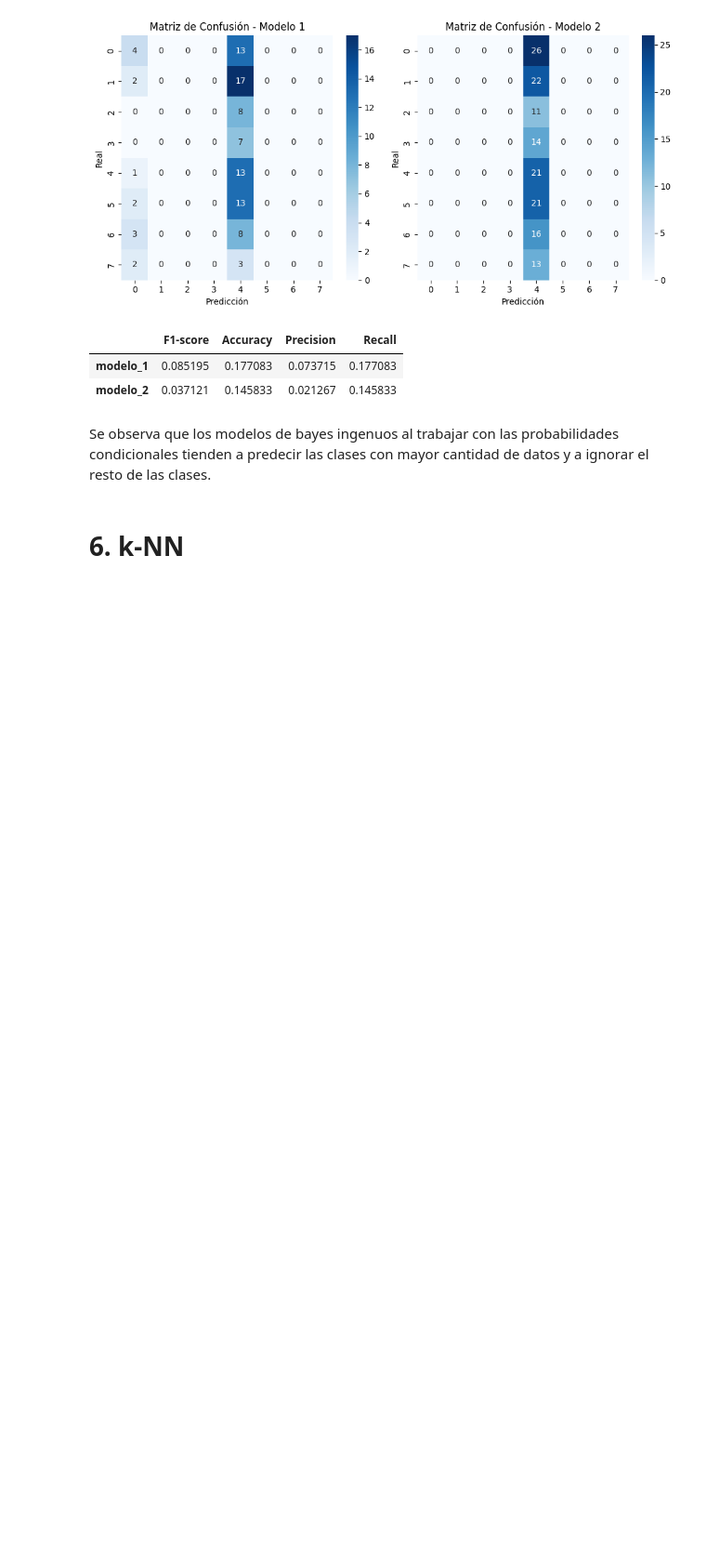
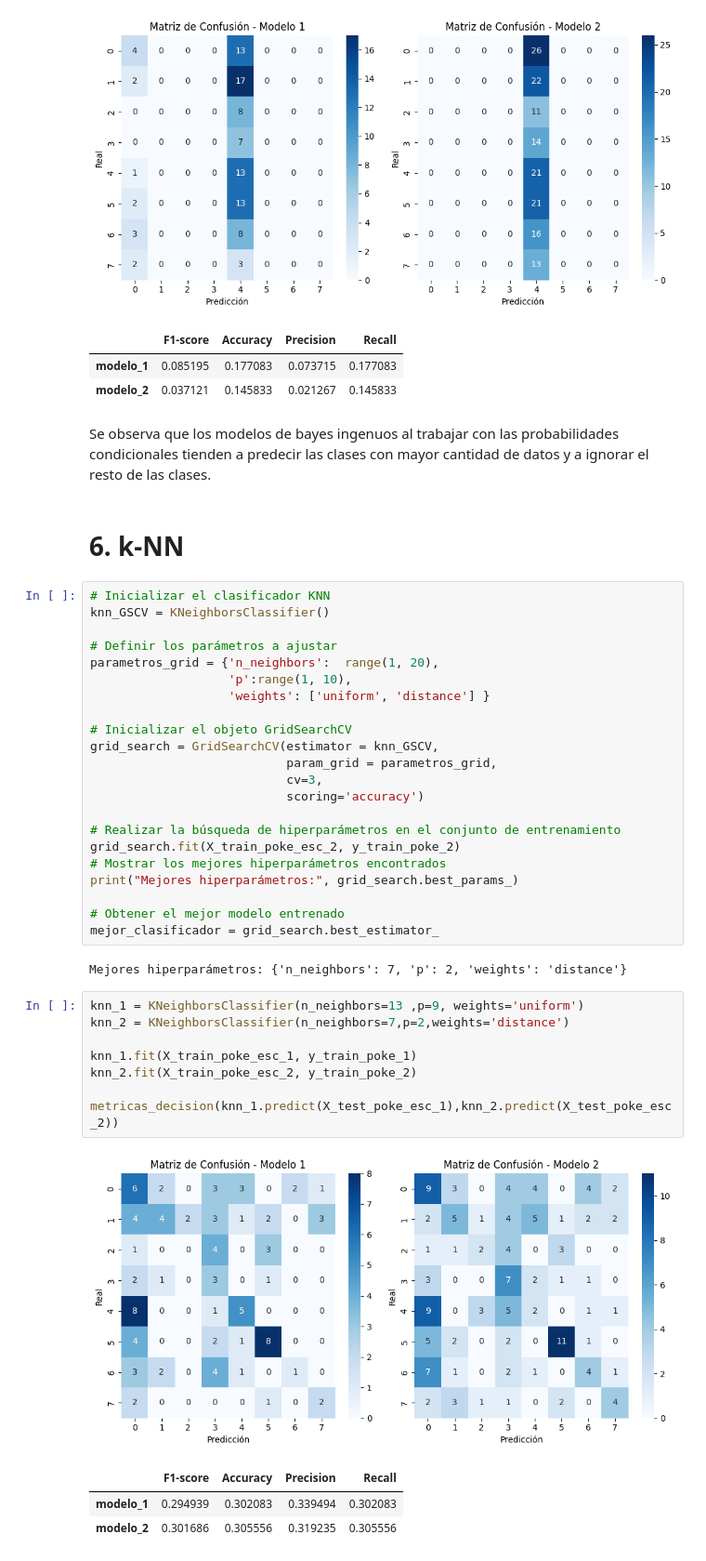
Before and after one commit to EugenioBravi/TP2_mineria, a Jupyter notebook: TP_2.ipynb, the cells around one changed output. Shown at 93% size. Cells and saved outputs as stored; diff of their text form; blank space fills up the shorter version.

```diff
--- a/TP_2.ipynb
+++ b/TP_2.ipynb
@@ -597,3 +599,40 @@ metricas_decision(model_MultinomialNB_1.predict(X_test_poke_mm_1),model_Multinom
 Se observa que los modelos de bayes ingenuos al trabajar con las probabilidades condicionales tienden a predecir las clases con mayor cantidad de datos y a ignorar el resto de las clases.
 # %% [markdown]
 # 6. k-NN
+# %%
+# Inicializar el clasificador KNN
+knn_GSCV = KNeighborsClassifier()
+
+# Definir los parámetros a ajustar
+parametros_grid = {'n_neighbors':  range(1, 20),
+                   'p':range(1, 10),
+                   'weights': ['uniform', 'distance'] }
+
+# Inicializar el objeto GridSearchCV
+grid_search = GridSearchCV(estimator = knn_GSCV,
+                           param_grid = parametros_grid,
+                           cv=3,
+                           scoring='accuracy')
+
+# Realizar la búsqueda de hiperparámetros en el conjunto de entrenamiento
+grid_search.fit(X_train_poke_esc_2, y_train_poke_2)
+# Mostrar los mejores hiperparámetros encontrados
+print("Mejores hiperparámetros:", grid_search.best_params_)
+
+# Obtener el mejor modelo entrenado
+mejor_clasificador = grid_search.best_estimator_
+# %% [output]
+Mejores hiperparámetros: {'n_neighbors': 7, 'p': 2, 'weights': 'distance'}
+# %%
+knn_1 = KNeighborsClassifier(n_neighbors=13 ,p=9, weights='uniform')
+knn_2 = KNeighborsClassifier(n_neighbors=7,p=2,weights='distance')
+
+knn_1.fit(X_train_poke_esc_1, y_train_poke_1)
+knn_2.fit(X_train_poke_esc_2, y_train_poke_2)
+
+metricas_decision(knn_1.predict(X_test_poke_esc_1),knn_2.predict(X_test_poke_esc_2))
+# %% [output]
+[figure, added]
+|  | F1-score | Accuracy | Precision | Recall |
+| modelo_1 | 0.294939 | 0.302083 | 0.339494 | 0.302083 |
+| modelo_2 | 0.301686 | 0.305556 | 0.319235 | 0.305556 |
```
Also changed, not shown: parts of 6 cells of this notebook, 1 other file.
